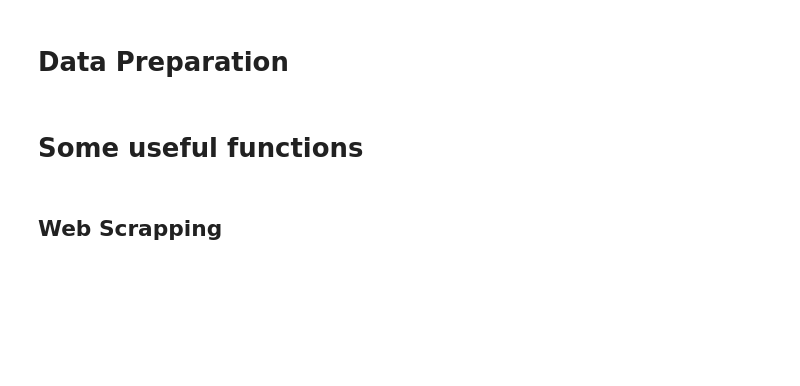
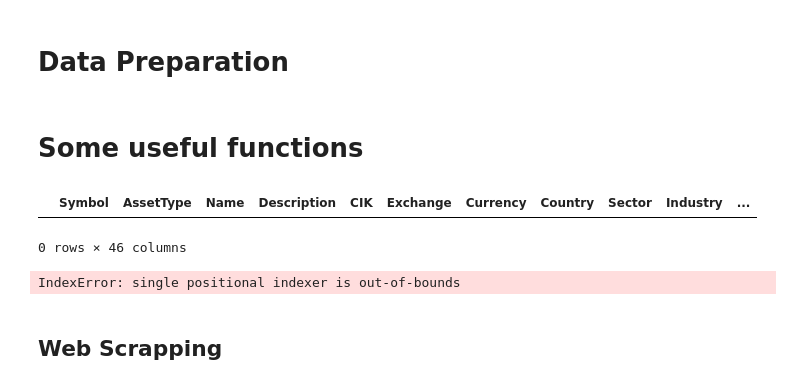
Before and after one commit to mikeyau1/FinancialDataAnalyst, a Jupyter notebook: FinancialDataAnalyst.ipynb, the cells around one changed output. Drawn from its saved outputs; the diff is of its cells as text; code cells hidden in the pictures; blank space fills up the shorter version.

```diff
--- a/FinancialDataAnalyst.ipynb
+++ b/FinancialDataAnalyst.ipynb
@@ -62,3 +75,18 @@ def get_company_overview(ticker:str) -> dict:
+# %%
+sql = f'''
+    SELECT *
+    FROM StockOverview
+    WHERE Symbol = 'MSFT'
+    '''
+test = pd.read_sql(sql,conn)
+test
+# %% [output]
+|  | Symbol | AssetType | Name | Description | CIK | Exchange | Currency | Country | Sector | Industry | ... |
+0 rows × 46 columns
+# %%
+test.iloc[0]
+# %% [output]
+IndexError: single positional indexer is out-of-bounds
 # %% [markdown]
 ## Web Scrapping
 # %% [markdown]
```
Also changed, not shown: parts of 7 cells of this notebook.
